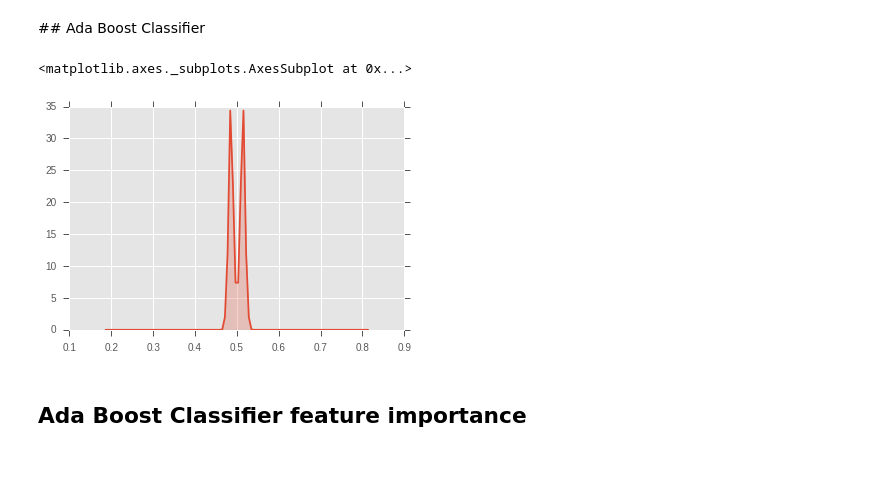
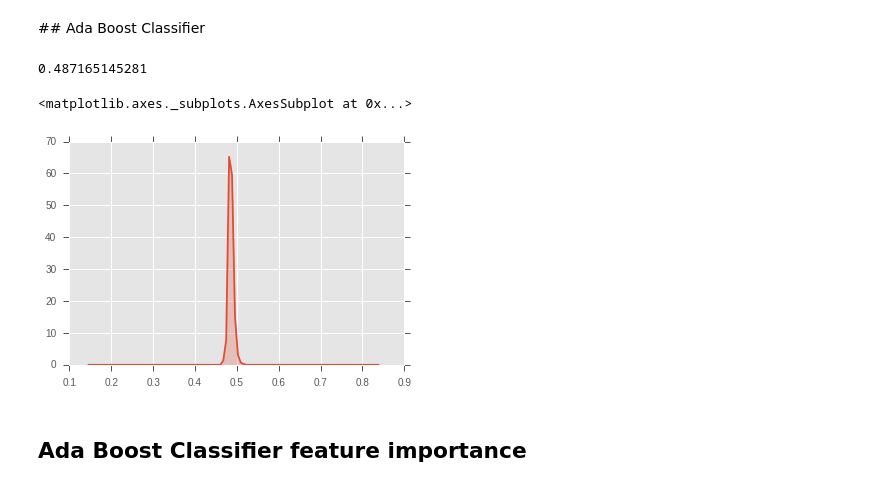
Before and after one commit to 10contre11/notebooks, a Jupyter notebook: xg_features_selection.ipynb, the cells around one changed output. Drawn from its saved outputs; the diff is of its cells as text; code cells hidden in the pictures.

```diff
--- a/xg_features_selection.ipynb
+++ b/xg_features_selection.ipynb
@@ -64,7 +93,7 @@ boolean_features = ['on_corner', 'on_short_corner', 'on_very_short_corner', 'on_
                     'zone_left_wing', 'zone_left_half_space', 'zone_center', 'zone_right_half_space', 'zone_right_wing', \
                     'n1_zone_10', 'n1_zone_11', 'n1_zone_12', 'n1_zone_13', 'n1_zone_14', 'n1_zone_15', 'n1_zone_16', \
                     'n1_zone_17', 'n1_zone_18', 'n1_zone_left_wing', 'n1_zone_left_half_space', 'n1_zone_center', \
-                    'n1_zone_right_half_space', 'n1_zone_right_wing', 'goal']
+                    'n1_zone_right_half_space', 'n1_zone_right_wing', 'goal', 'penalty', 'headed']
 # %% [markdown]
 ## Number features
 # %%
@@ -230,16 +246,18 @@ py.iplot(fig)
 # %%
 clf = AdaBoostClassifier()
 
-X_train, X_test, y_train, y_test = \
-        train_test_split(X, y, test_size=.4, random_state=seed)
+X_train, X_test, y_train, y_test = train_test_split(X, y, test_size=.4, random_state=seed)
 
 clf.fit(X_train, y_train)
-predicted = clf.predict_proba(X_test).ravel()
+all_predicted = clf.predict_proba(X_test)
+predicted = all_predicted[:,1]
 
+print sqrt(mean_squared_error(y_test, predicted))
 sns.kdeplot(predicted, shade=True)
 # %% [output]
-<matplotlib.axes._subplots.AxesSubplot at 0x...>
+0.487165145281
+<matplotlib.axes._subplots.AxesSubplot at 0x...>
-[figure, old version]
+[figure, new version]
 # %% [markdown]
 ## Ada Boost Classifier feature importance
 # %%
```
Also changed, not shown: parts of 30 cells of this notebook.
